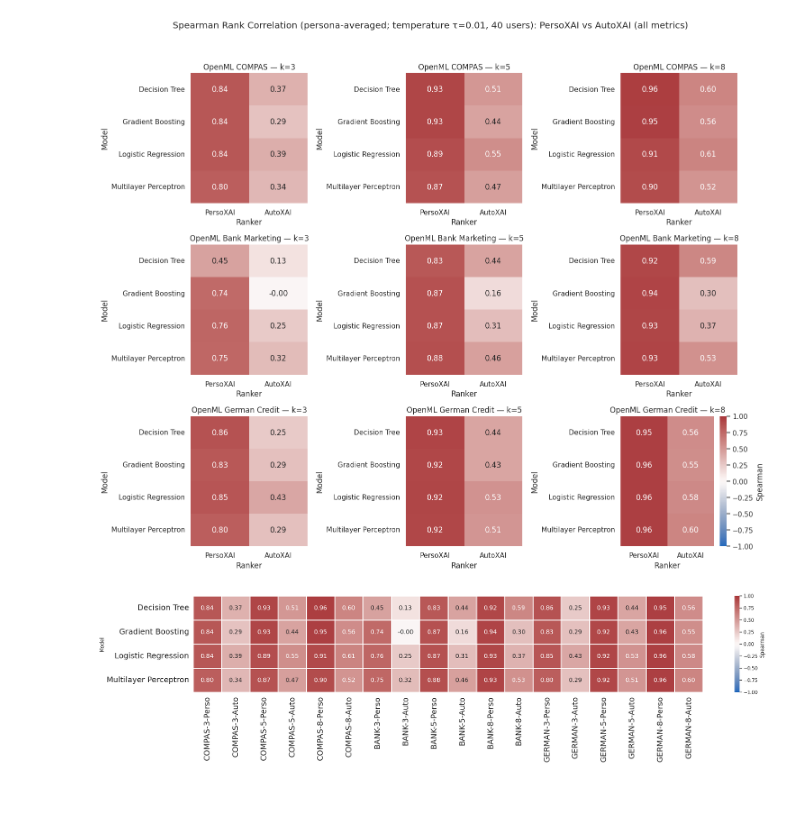
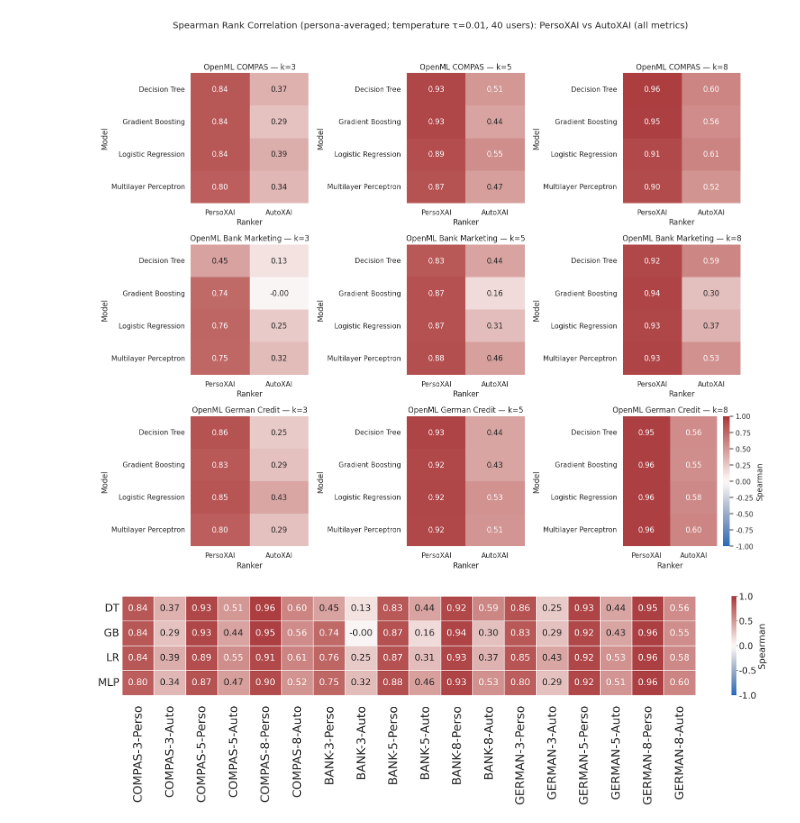
Before and after one commit to kellemNegasi/perso-xai, a Jupyter notebook: src/preference_learning/report_visualization.ipynb, the cells around one changed output. Cells and saved outputs as stored; diff of their text form; code cells hidden in the pictures; blank space fills up the shorter version.

```diff
--- a/src/preference_learning/report_visualization.ipynb
+++ b/src/preference_learning/report_visualization.ipynb
@@ -3,6 +3,21 @@
 
 Visualize the new simulation results JSON produced by `run_persona_linear_hx_xai_simulation` (HX-XAI vs AutoXAI baseline).
 # %%
+import matplotlib as mpl
+from matplotlib.font_manager import FontProperties, findfont
+
+FONT_FAMILY = "DejaVu Sans"
+
+# Force a single concrete font file (prevents fallback differences)
+FONT_PATH = findfont(FONT_FAMILY, fallback_to_default=True)
+FP = FontProperties(fname=FONT_PATH)
+
+mpl.rcParams.update({
+    "font.family": FP.get_name(),   # keep rcParams consistent too
+    "axes.unicode_minus": False,
+})
+
+
 from __future__ import annotations
 
 import json
@@ -12,6 +27,11 @@ from typing import Any, Dict, List
 import matplotlib.pyplot as plt
 import pandas as pd
 import seaborn as sns
+
+
+
+mpl.rcParams['font.family'] = 'DejaVu Sans'
+mpl.rcParams['font.sans-serif'] = ['DejaVu Sans']
 
 DATASET_LABELS = {
     'open_compas': 'OpenML COMPAS',
@@ -476,7 +496,9 @@ else:
 [figure]
 # %%
 # --- Compact single-heatmap version (two subcolumns per dataset×k) ---
+from matplotlib.gridspec import GridSpec
 
+FONT_FAMILY = "DejaVu Sans"
 K_VALUES = [3, 5, 8]
 DATASETS_TO_PLOT = ['open_compas', 'openml_bank_marketing', 'openml_german_credit']
 
@@ -490,6 +512,15 @@ DATASET_SHORT = {
     'open_compas': 'COMPAS',
     'openml_bank_marketing': 'BANK',
     'openml_german_credit': 'GERMAN',
+}
+
+# model_labels
+
+MODEL_LABELS = {
+    'decision_tree': 'DT',
+    'gradient_boosting': 'GB',
+    'logistic_regression': 'LR',
+    'mlp_classifier': 'MLP',
 }
 
 spearman_source = results_df.copy()
@@ -583,10 +614,25 @@ else:
     nrows = wide.shape[0]
 
     # A reasonable compact sizing rule; tweak if you want it tighter/looser
-    fig_w = min(24, 1.87 * ncols)   # was 0.45
-    fig_h = min(10.4, 1.45 * nrows)
-    fig, ax = plt.subplots(figsize=(fig_w, fig_h))
+    # fig_w = min(24, 23.80 * ncols)   # was 0.45
+    # fig_h = min(10.4, 2.0 * nrows)
+
+    fig_w = 3.20 * ncols   # was 0.45
+    fig_h = 3.0 * nrows
+    # fig, ax = plt.subplots(figsize=(fig_w, fig_h))
+    extra_bottom = 5.0   # controls space for x-ticks (in inches)
+    heatmap_height = fig_h
+
+    fig = plt.figure(figsize=(fig_w, heatmap_height + extra_bottom))
+    gs = GridSpec(
+        2, 1,
+        height_ratios=[heatmap_height, extra_bottom],
+        hspace=0.0
+    )
+
+    ax = fig.add_subplot(gs[0])
     # fig, ax = plt.subplots(figsize=(12, 8))
+
     mask = wide.isna()
     sns.heatmap(
     wide,
@@ -603,40 +649,58 @@ else:
     # ✅ readability fixes
     linewidths=0.8,
     linecolor='white',
-    annot_kws={'fontsize': 14},   # try 8 if still cramped
+    annot_kws={'fontsize': 34,},   # try 8 if still cramped
 )
+
+    cbar = ax.collections[0].colorbar
+    cbar.set_label("Spearman", fontsize=34)
+    cbar.ax.tick_params(labelsize=34)
 
 
     ax.set_xlabel('')
-    ax.set_ylabel('Model', annot_kws={'fontsize': 14})
+    ax.set_ylabel('')
 
     # Make x labels like your compact example
-    ax.set_xticklabels(ax.get_xticklabels(), rotation=90, ha='center', fontsize=18)
-    ax.set_yticklabels(ax.get_yticklabels(), rotation=0, fontsize=18)
+    ax.set_xticklabels(
+    ax.get_xticklabels(),
+    rotation=90,
+    ha='center',
+    fontsize=44,
+    fontfamily=FONT_FAMILY
+    )
+
+    ax.tick_params(axis='x', pad=30)  # ← THIS is what you want
+
+    ax.set_yticklabels(ax.get_yticklabels(),
+                       rotation=0,
+                       fontsize=44,
+                       fontfamily=FONT_FAMILY)
+
+    fig.subplots_adjust(left=0.25, bottom=0.45)
 
     # Optional: draw separators between each (dataset,k) condition (every 2 columns)
     for x in range(2, ncols, 2):
         ax.axvline(x, color='white', linewidth=2)
 
     # ax.set_title(
     #     f"Spearman Rank Correlation (persona-averaged; temperature {temperature_title}, 40 users): "
     #     f"{ranker_labels['perso_xai']} vs {ranker_labels['autoxai']} (all metrics)"
     # )
 
-    fig.tight_layout()
+    # fig.tight_layout()
 
     spearman_fig = REPORTS_DIR / f"spearman_heatmap_compact_all_datasets_all_models_{RUN_SUFFIX}.png"
     fig.savefig(spearman_fig, dpi=500, bbox_inches='tight')
     spearman_fig = REPORTS_DIR / f"spearman_heatmap_compact_all_datasets_all_models_{RUN_SUFFIX}.pdf"
     fig.savefig(spearman_fig, dpi=500, bbox_inches='tight', format='pdf')
 
     # Save the compact matrix too (easy to read back)
     wide.to_csv(REPORTS_DIR / f"spearman_heatmap_compact_values_{RUN_SUFFIX}.csv")
 
     plt.show()
     plt.close(fig)
 # %% [output]
-[figure, old version]
+[figure, new version]
 # %%
 # Tau sweep summary: plot τ vs aggregated Spearman.
 # Point this to the folder/file produced by `python -m src.preference_learning.run_all --tau-values ...`.
```
Also changed, not shown: parts of 3 cells of this notebook, 6 other files.
